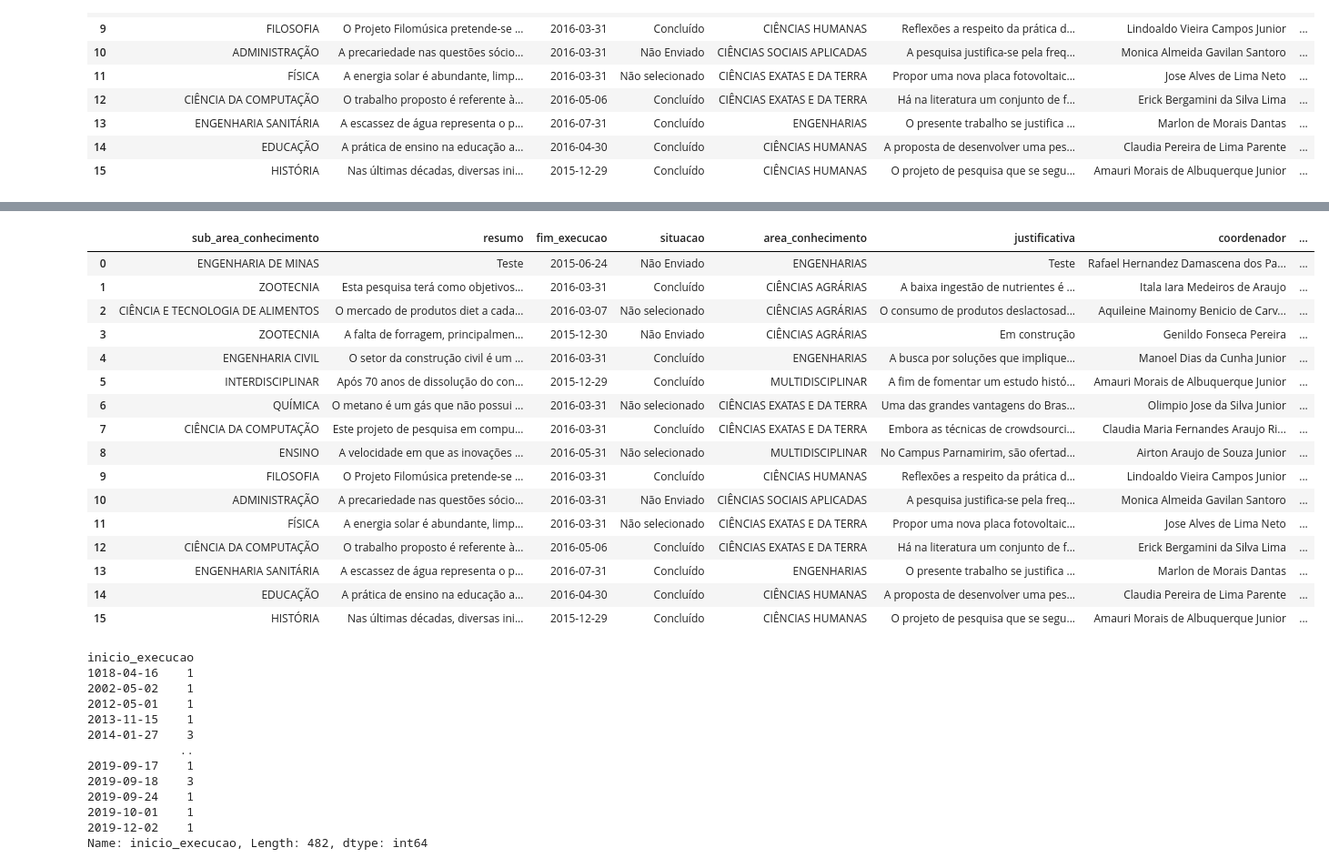
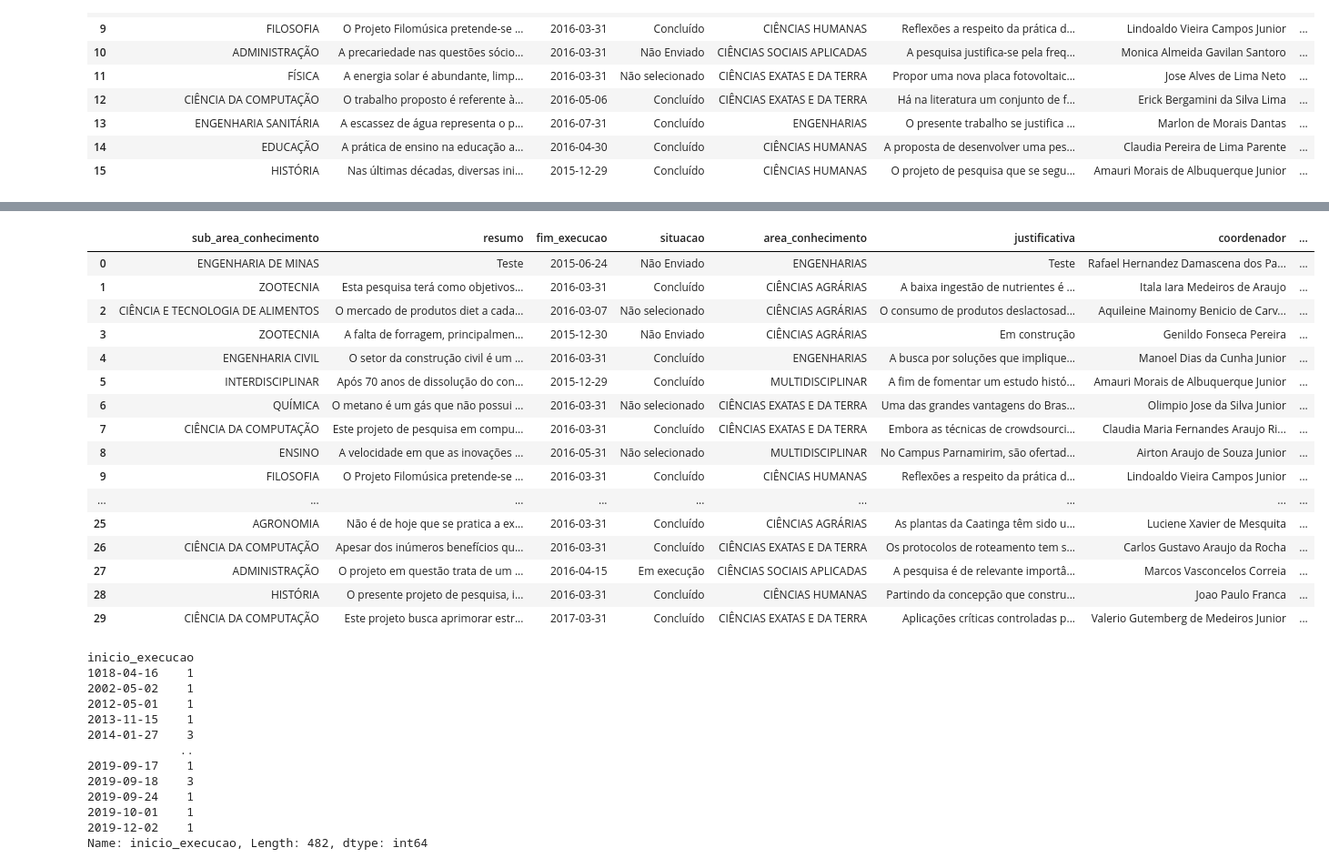
Before and after one commit to MatheusFLtechnology/tcc, a Jupyter notebook: Projetos_pesquisa.ipynb, the cells around one changed output, grey strips where cells are left out. Shown: that part at 91% size. Saved outputs shown, nothing was run; the diff lists cells and outputs as text; code cells hidden in the pictures.

```diff
--- a/Projetos_pesquisa.ipynb
+++ b/Projetos_pesquisa.ipynb
@@ -44,24 +48,24 @@ pesquisa
 # %%
 pesquisa=pd.read_csv('pesquisa.csv', sep=';')
-pesquisa.head(16)
+pesquisa.head(30)
 # %% [output]
 |  | sub_area_conhecimento | resumo | fim_execucao | situacao | area_conhecimento | justificativa | coordenador | ... |
 | 0 | ENGENHARIA DE MINAS | Teste | 2015-06-24 | Não Enviado | ENGENHARIAS | Teste | Rafael Hernandez Damascena dos Pa... | ... |
 | 1 | ZOOTECNIA | Esta pesquisa terá como objetivos... | 2016-03-31 | Concluído | CIÊNCIAS AGRÁRIAS | A baixa ingestão de nutrientes é ... | Itala Iara Medeiros de Araujo | ... |
 | 2 | CIÊNCIA E TECNOLOGIA DE ALIMENTOS | O mercado de produtos diet a cada... | 2016-03-07 | Não selecionado | CIÊNCIAS AGRÁRIAS | O consumo de produtos deslactosad... | Aquileine Mainomy Benicio de Carv... | ... |
 | 3 | ZOOTECNIA | A falta de forragem, principalmen... | 2015-12-30 | Não Enviado | CIÊNCIAS AGRÁRIAS | Em construção | Genildo Fonseca Pereira | ... |
 | 4 | ENGENHARIA CIVIL | O setor da construção civil é um ... | 2016-03-31 | Concluído | ENGENHARIAS | A busca por soluções que implique... | Manoel Dias da Cunha Junior | ... |
 | 5 | INTERDISCIPLINAR | Após 70 anos de dissolução do con... | 2015-12-29 | Concluído | MULTIDISCIPLINAR | A fim de fomentar um estudo histó... | Amauri Morais de Albuquerque Junior | ... |
 | 6 | QUÍMICA | O metano é um gás que não possui ... | 2016-03-31 | Não selecionado | CIÊNCIAS EXATAS E DA TERRA | Uma das grandes vantagens do Bras... | Olimpio Jose da Silva Junior | ... |
 | 7 | CIÊNCIA DA COMPUTAÇÃO | Este projeto de pesquisa em compu... | 2016-03-31 | Concluído | CIÊNCIAS EXATAS E DA TERRA | Embora as técnicas de crowdsourci... | Claudia Maria Fernandes Araujo Ri... | ... |
 | 8 | ENSINO | A velocidade em que as inovações ... | 2016-05-31 | Não selecionado | MULTIDISCIPLINAR | No Campus Parnamirim, são ofertad... | Airton Araujo de Souza Junior | ... |
 | 9 | FILOSOFIA | O Projeto Filomúsica pretende-se ... | 2016-03-31 | Concluído | CIÊNCIAS HUMANAS | Reflexões a respeito da prática d... | Lindoaldo Vieira Campos Junior | ... |
-| 10 | ADMINISTRAÇÃO | A precariedade nas questões sócio... | 2016-03-31 | Não Enviado | CIÊNCIAS SOCIAIS APLICADAS | A pesquisa justifica-se pela freq... | Monica Almeida Gavilan Santoro | ... |
-| 11 | FÍSICA | A energia solar é abundante, limp... | 2016-03-31 | Não selecionado | CIÊNCIAS EXATAS E DA TERRA | Propor uma nova placa fotovoltaic... | Jose Alves de Lima Neto | ... |
-| 12 | CIÊNCIA DA COMPUTAÇÃO | O trabalho proposto é referente à... | 2016-05-06 | Concluído | CIÊNCIAS EXATAS E DA TERRA | Há na literatura um conjunto de f... | Erick Bergamini da Silva Lima | ... |
-| 13 | ENGENHARIA SANITÁRIA | A escassez de água representa o p... | 2016-07-31 | Concluído | ENGENHARIAS | O presente trabalho se justifica ... | Marlon de Morais Dantas | ... |
-| 14 | EDUCAÇÃO | A prática de ensino na educação a... | 2016-04-30 | Concluído | CIÊNCIAS HUMANAS | A proposta de desenvolver uma pes... | Claudia Pereira de Lima Parente | ... |
-| 15 | HISTÓRIA | Nas últimas décadas, diversas ini... | 2015-12-29 | Concluído | CIÊNCIAS HUMANAS | O projeto de pesquisa que se segu... | Amauri Morais de Albuquerque Junior | ... |
+| ... | ... | ... | ... | ... | ... | ... | ... | ... |
+| 25 | AGRONOMIA | Não é de hoje que se pratica a ex... | 2016-03-31 | Concluído | CIÊNCIAS AGRÁRIAS | As plantas da Caatinga têm sido u... | Luciene Xavier de Mesquita | ... |
+| 26 | CIÊNCIA DA COMPUTAÇÃO | Apesar dos inúmeros benefícios qu... | 2016-03-31 | Concluído | CIÊNCIAS EXATAS E DA TERRA | Os protocolos de roteamento tem s... | Carlos Gustavo Araujo da Rocha | ... |
+| 27 | ADMINISTRAÇÃO | O projeto em questão trata de um ... | 2016-04-15 | Em execução | CIÊNCIAS SOCIAIS APLICADAS | A pesquisa é de relevante importâ... | Marcos Vasconcelos Correia | ... |
+| 28 | HISTÓRIA | O presente projeto de pesquisa, i... | 2016-03-31 | Concluído | CIÊNCIAS HUMANAS | Partindo da concepção que constru... | Joao Paulo Franca | ... |
+| 29 | CIÊNCIA DA COMPUTAÇÃO | Este projeto busca aprimorar estr... | 2017-03-31 | Concluído | CIÊNCIAS EXATAS E DA TERRA | Aplicações críticas controladas p... | Valerio Gutemberg de Medeiros Junior | ... |
 # %%
 #Quantos projetos foram desenvolvidos por ano
 pesquisa.groupby('inicio_execucao')['inicio_execucao'].count()
```
Also changed, not shown: parts of 23 cells of this notebook, 1 other file.
